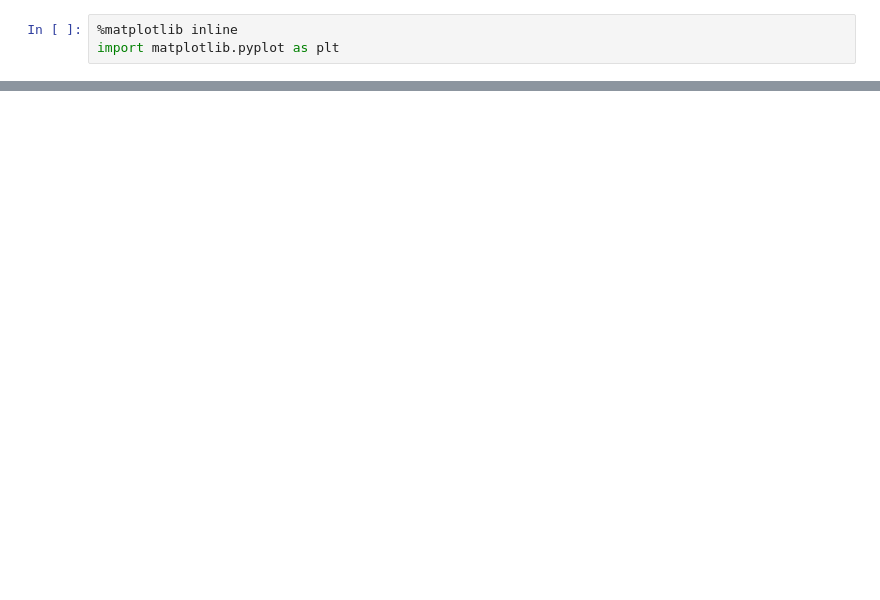
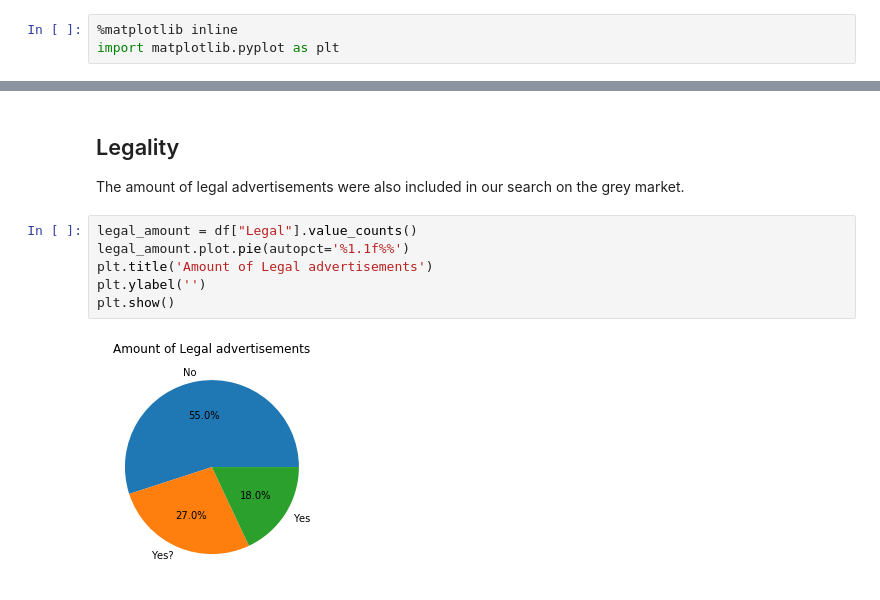
Before and after one commit to NijeboerFrank/jupyter-assignment-1, a Jupyter notebook: MyNotebook.ipynb, the cells around one changed output, grey strips where cells are left out. Drawn from its saved outputs; the diff is of its cells as text; blank space fills up the shorter version.

```diff
--- a/MyNotebook.ipynb
+++ b/MyNotebook.ipynb
@@ -26,0 +39,11 @@ Text(0.5, 0, 'Frequency')
+# %% [markdown]
+## Legality
+The amount of legal advertisements were also included in our search on the grey market.
+# %%
+legal_amount = df["Legal"].value_counts()
+legal_amount.plot.pie(autopct='%1.1f%%')
+plt.title('Amount of Legal advertisements')
+plt.ylabel('')
+plt.show()
+# %% [output]
+[figure, added]
```
Also changed, not shown: parts of 10 cells of this notebook, 3 other files.
